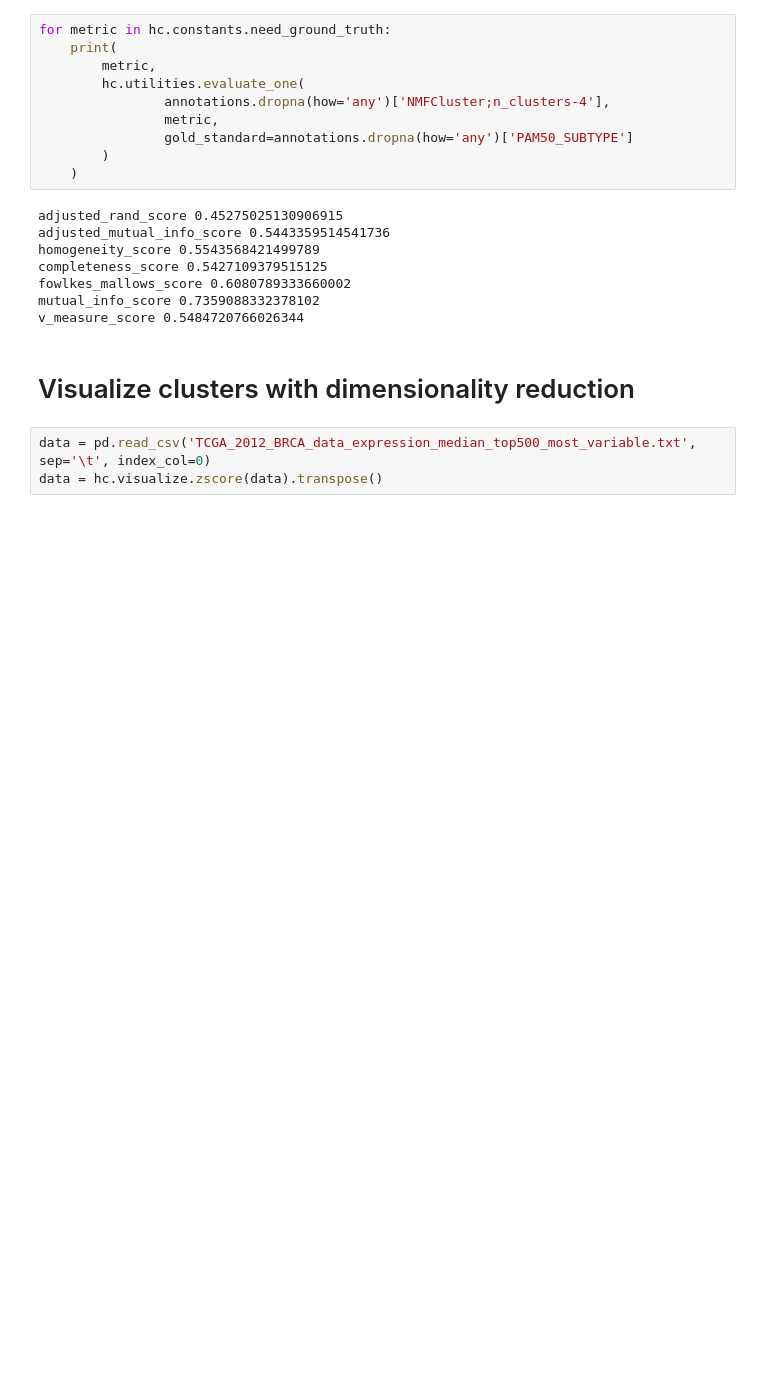
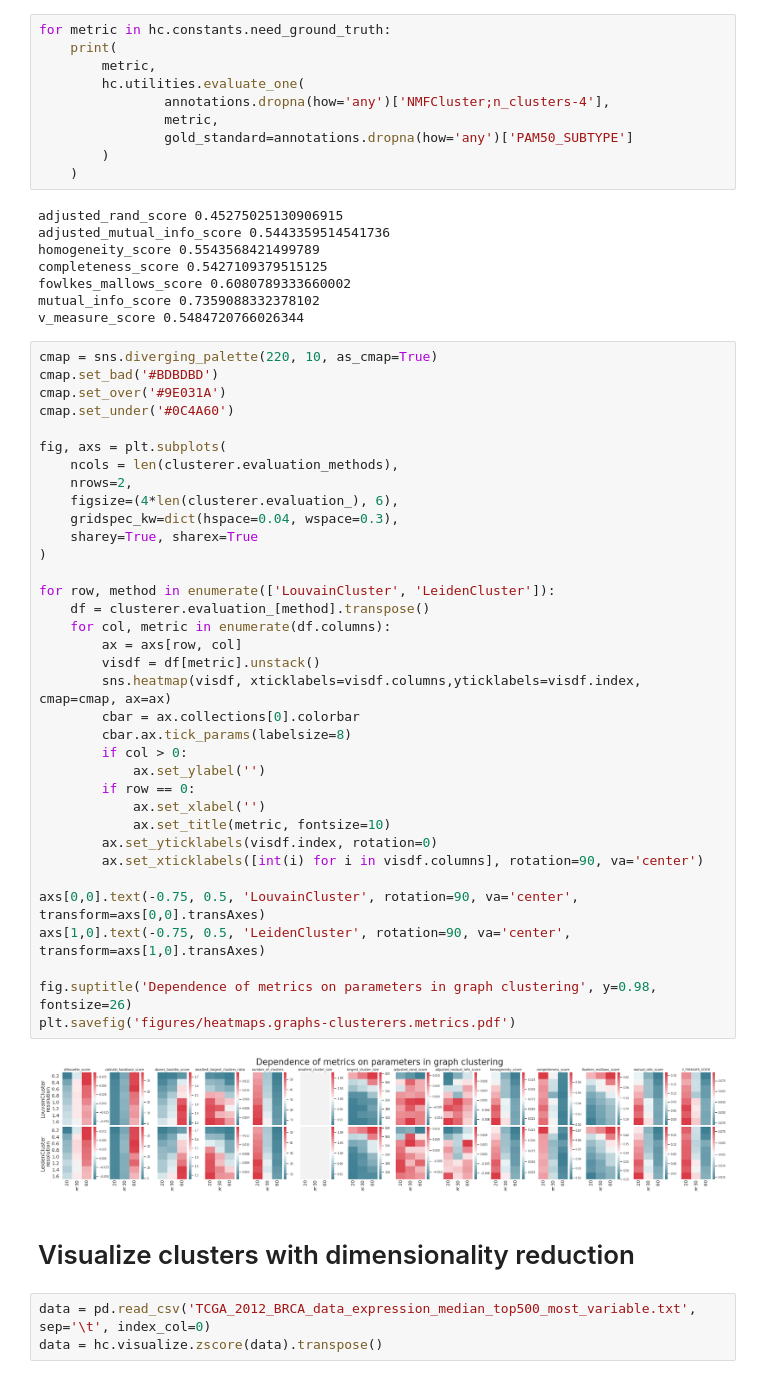
Before and after one commit to liliblu/hypercluster, a Jupyter notebook: examples/local_TCGA_BRCA_RNAseq/TCGA_BRCA_RNAseq_subtype_clustering.ipynb, the cells around one changed output. Drawn from its saved outputs; the diff is of its cells as text; blank space fills up the shorter version.

```diff
--- a/examples/local_TCGA_BRCA_RNAseq/TCGA_BRCA_RNAseq_subtype_clustering.ipynb
+++ b/examples/local_TCGA_BRCA_RNAseq/TCGA_BRCA_RNAseq_subtype_clustering.ipynb
@@ -165,6 +130,43 @@ completeness_score 0.5427109379515125
 fowlkes_mallows_score 0.6080789333660002
 mutual_info_score 0.7359088332378102
 v_measure_score 0.5484720766026344
+# %%
+cmap = sns.diverging_palette(220, 10, as_cmap=True)
+cmap.set_bad('#BDBDBD')
+cmap.set_over('#9E031A')
+cmap.set_under('#0C4A60')
+
+fig, axs = plt.subplots(
+    ncols = len(clusterer.evaluation_methods),
+    nrows=2,
+    figsize=(4*len(clusterer.evaluation_), 6),
+    gridspec_kw=dict(hspace=0.04, wspace=0.3),
+    sharey=True, sharex=True
+)
+
+for row, method in enumerate(['LouvainCluster', 'LeidenCluster']):
+    df = clusterer.evaluation_[method].transpose()
+    for col, metric in enumerate(df.columns):
+        ax = axs[row, col]
+        visdf = df[metric].unstack()
+        sns.heatmap(visdf, xticklabels=visdf.columns,yticklabels=visdf.index, cmap=cmap, ax=ax)
+        cbar = ax.collections[0].colorbar
+        cbar.ax.tick_params(labelsize=8)
+        if col > 0:
+            ax.set_ylabel('')
+        if row == 0:
+            ax.set_xlabel('')
+            ax.set_title(metric, fontsize=10)
+        ax.set_yticklabels(visdf.index, rotation=0)
+        ax.set_xticklabels([int(i) for i in visdf.columns], rotation=90, va='center')
+
+axs[0,0].text(-0.75, 0.5, 'LouvainCluster', rotation=90, va='center', transform=axs[0,0].transAxes)
+axs[1,0].text(-0.75, 0.5, 'LeidenCluster', rotation=90, va='center', transform=axs[1,0].transAxes)
+
+fig.suptitle('Dependence of metrics on parameters in graph clustering', y=0.98,  fontsize=26)
+plt.savefig('figures/heatmaps.graphs-clusterers.metrics.pdf')
+# %% [output]
+[figure, added]
 # %% [markdown]
 # Visualize clusters with dimensionality reduction
 # %%
```
Also changed, not shown: parts of 6 cells of this notebook, 21 other files.
